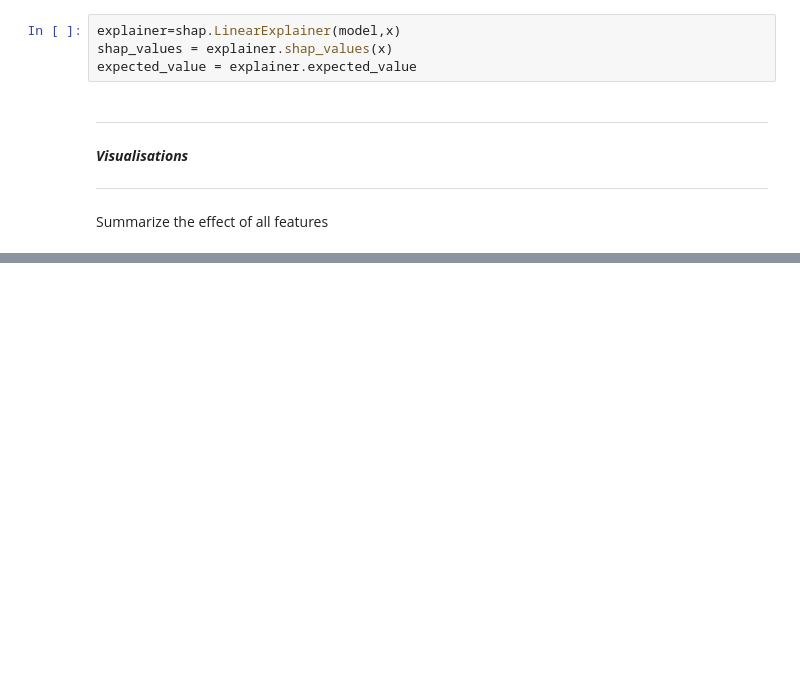
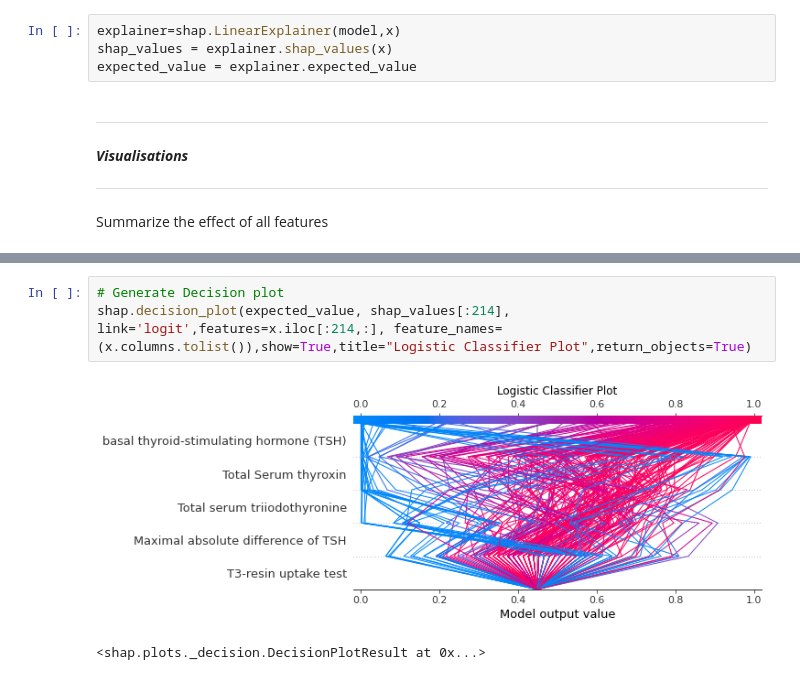
Before and after one commit to GyanendraChaubey/Explainable-AI-Explaining-Black-box-of-Machine-Learning-Models-in-Thyroid-Disease-Prediction, a Jupyter notebook: XAI_ThyroidDiseasePrediction_LogisticRegression.ipynb, the cells around one changed output, grey strips where cells are left out. Drawn from its saved outputs; the diff is of its cells as text; blank space fills up the shorter version.

```diff
--- a/XAI_ThyroidDiseasePrediction_LogisticRegression.ipynb
+++ b/XAI_ThyroidDiseasePrediction_LogisticRegression.ipynb
@@ -242,0 +306,6 @@ shap.decision_plot(expected_value, shap_values[214],link='logit' ,features=x.loc
+# %%
+# Generate Decision plot
+shap.decision_plot(expected_value, shap_values[:214], link='logit',features=x.iloc[:214,:], feature_names=(x.columns.tolist()),show=True,title="Logistic Classifier Plot",return_objects=True)
+# %% [output]
+[figure, added]
+<shap.plots._decision.DecisionPlotResult at 0x...>
```
Also changed, not shown: parts of 34 cells of this notebook.
